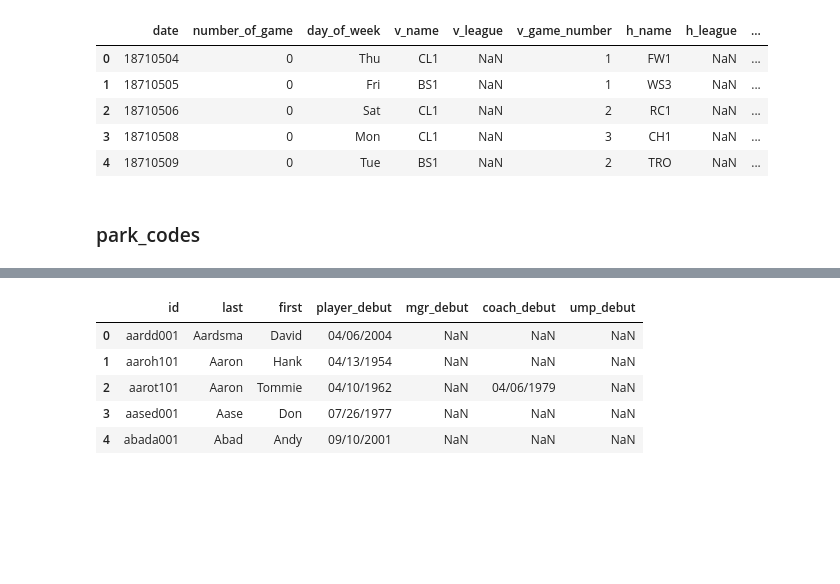
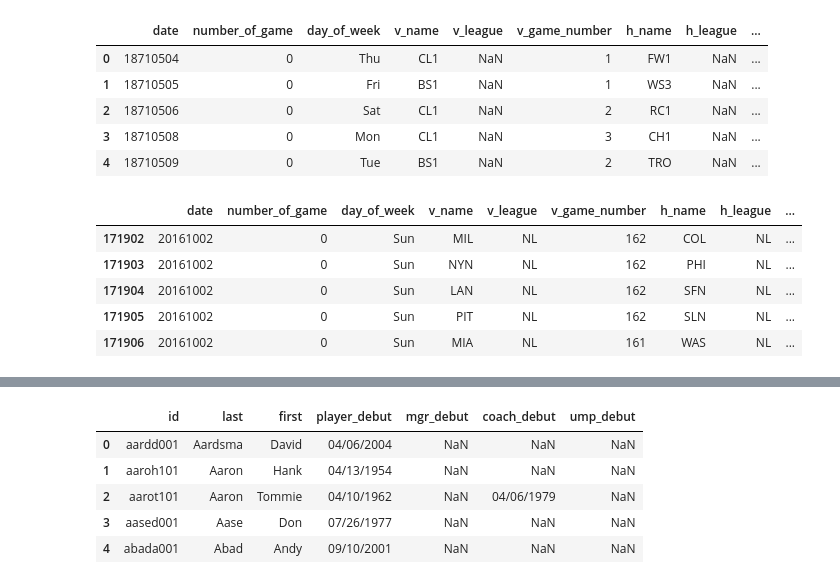
Before and after one commit to lucabro81/dataquest-projects, a Jupyter notebook: 11_designing_and_creating_a_database/designing_and_creating_a_database.ipynb, the cells around one changed output, grey strips where cells are left out. Drawn from its saved outputs; the diff is of its cells as text; code cells hidden in the pictures; blank space fills up the shorter version.

```diff
--- a/11_designing_and_creating_a_database/designing_and_creating_a_database.ipynb
+++ b/11_designing_and_creating_a_database/designing_and_creating_a_database.ipynb
@@ -72,5 +84,12 @@ game_log.head()
 | 2 | 18710506 | 0 | Sat | CL1 | NaN | 2 | RC1 | NaN | ... |
 | 3 | 18710508 | 0 | Mon | CL1 | NaN | 3 | CH1 | NaN | ... |
 | 4 | 18710509 | 0 | Tue | BS1 | NaN | 2 | TRO | NaN | ... |
-# %% [markdown]
-### park_codes
+# %%
+game_log.tail()
+# %% [output]
+|  | date | number_of_game | day_of_week | v_name | v_league | v_game_number | h_name | h_league | ... |
+| 171902 | 20161002 | 0 | Sun | MIL | NL | 162 | COL | NL | ... |
+| 171903 | 20161002 | 0 | Sun | NYN | NL | 162 | PHI | NL | ... |
+| 171904 | 20161002 | 0 | Sun | LAN | NL | 162 | SFN | NL | ... |
+| 171905 | 20161002 | 0 | Sun | PIT | NL | 162 | SLN | NL | ... |
+| 171906 | 20161002 | 0 | Sun | MIA | NL | 161 | WAS | NL | ... |
```
Also changed, not shown: parts of 31 cells of this notebook, 1 other file.
